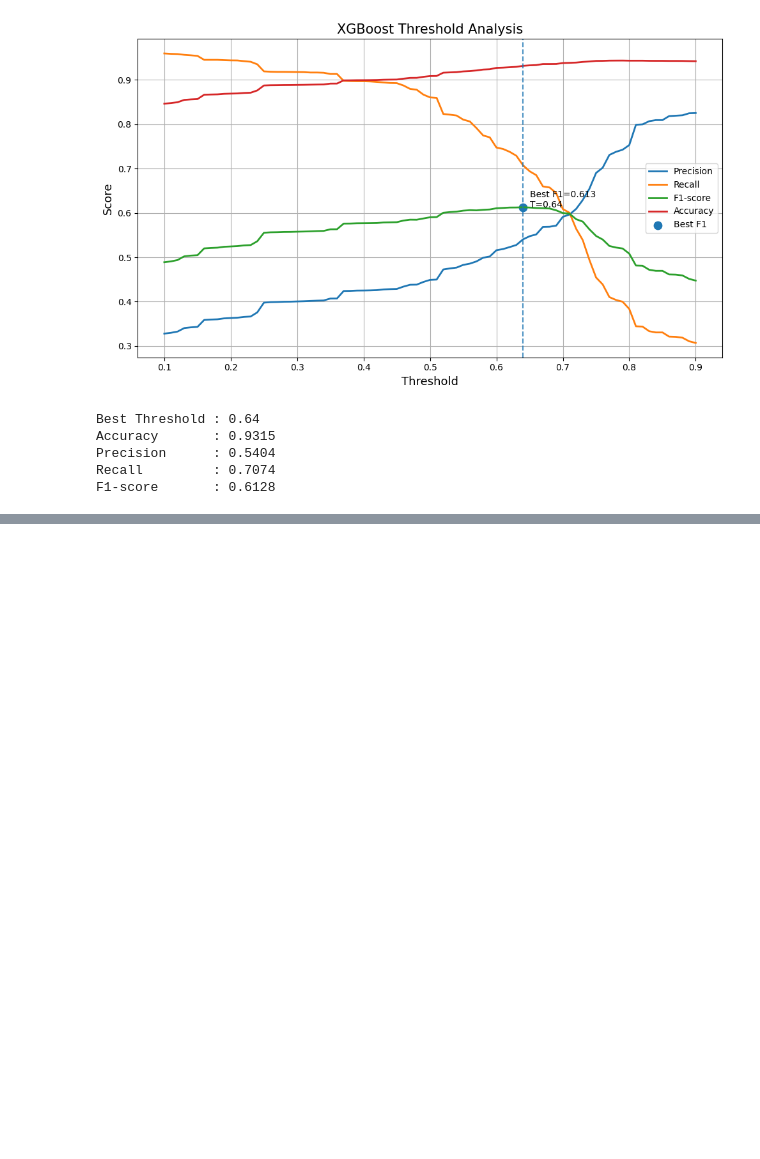
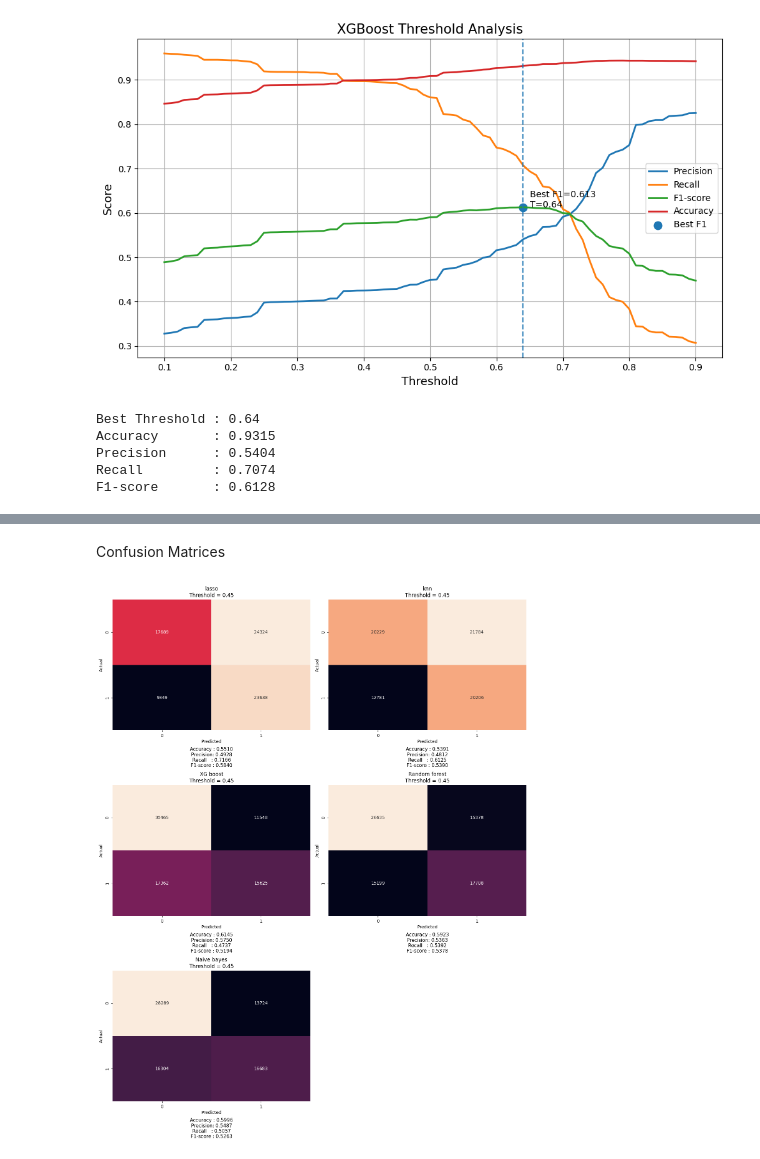
Before and after one commit to tohidnoori/covid-19-dataset-analisys, a Jupyter notebook: covid-analyse4.ipynb, the cells around one changed output, grey strips where cells are left out. Drawn from its saved outputs; the diff is of its cells as text; code cells hidden in the pictures; blank space fills up the shorter version.

```diff
--- a/covid-analyse4.ipynb
+++ b/covid-analyse4.ipynb
@@ -1079,0 +1439,6 @@ F1-score       : 0.6128
+# %% [markdown]
+Confusion Matrices
+# %%
+plot_all_confusions(models, model_names, X_val_scaled, y_val,threshold=0.45)
+# %% [output]
+[figure, added]
```
Also changed, not shown: parts of 47 cells of this notebook.
